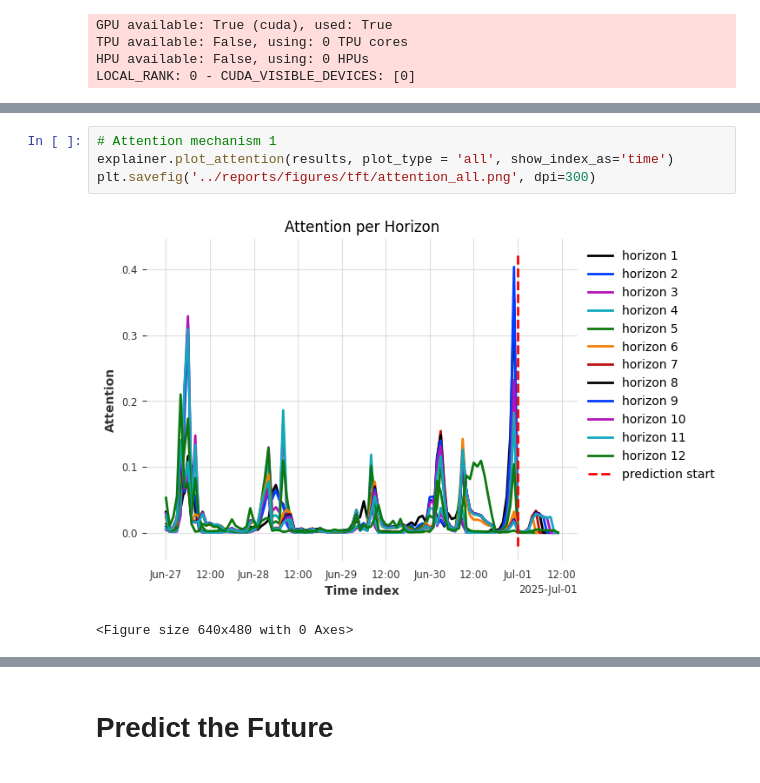
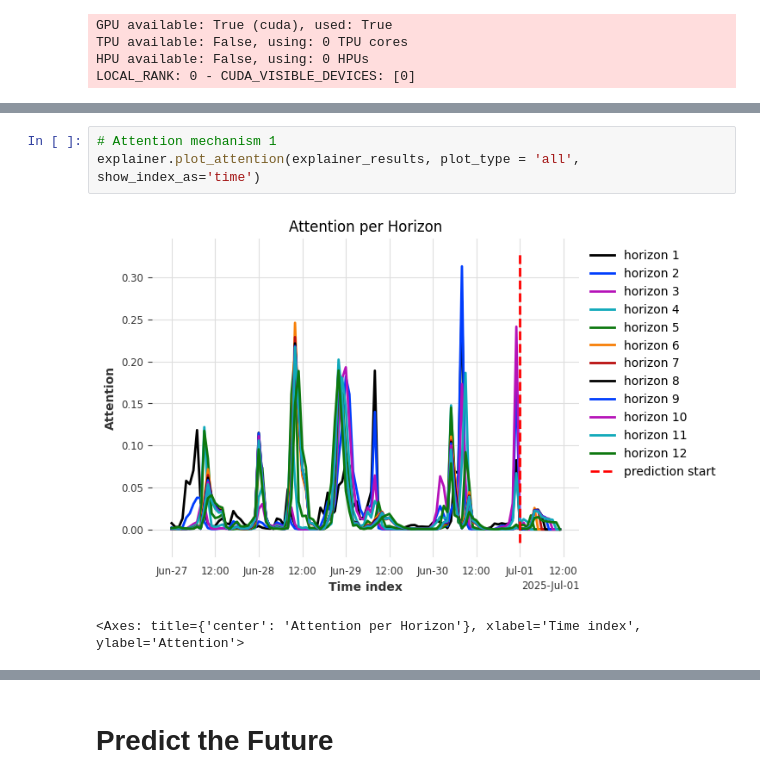
Before and after one commit to dendraap/thesis, a Jupyter notebook: notebooks/tft_inference.ipynb, the cells around one changed output, grey strips where cells are left out. Drawn from its saved outputs; the diff is of its cells as text.

```diff
--- a/notebooks/tft_inference.ipynb
+++ b/notebooks/tft_inference.ipynb
@@ -780,9 +784,8 @@ plt.show()
 # %%
 # Attention mechanism 1
-explainer.plot_attention(results, plot_type = 'all', show_index_as='time')
-plt.savefig('../reports/figures/tft/attention_all.png', dpi=300)
+explainer.plot_attention(explainer_results, plot_type = 'all', show_index_as='time')
 # %% [output]
-[figure, old version]
+[figure, new version]
-<Figure size 640x480 with 0 Axes>
+<Axes: title={'center': 'Attention per Horizon'}, xlabel='Time index', ylabel='Attention'>
 # %%
 # Attention mechanism 2
```
Also changed, not shown: parts of 14 cells of this notebook, 20 other files.
